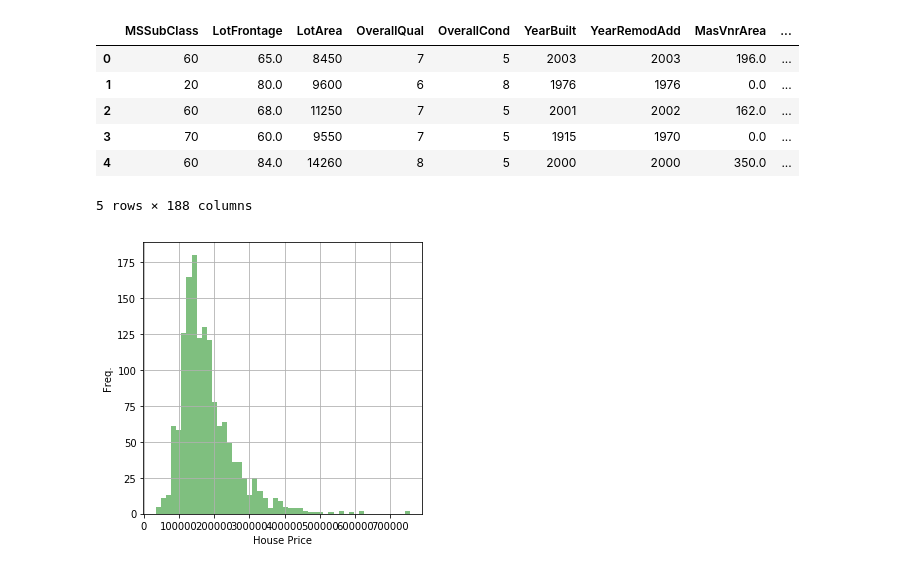
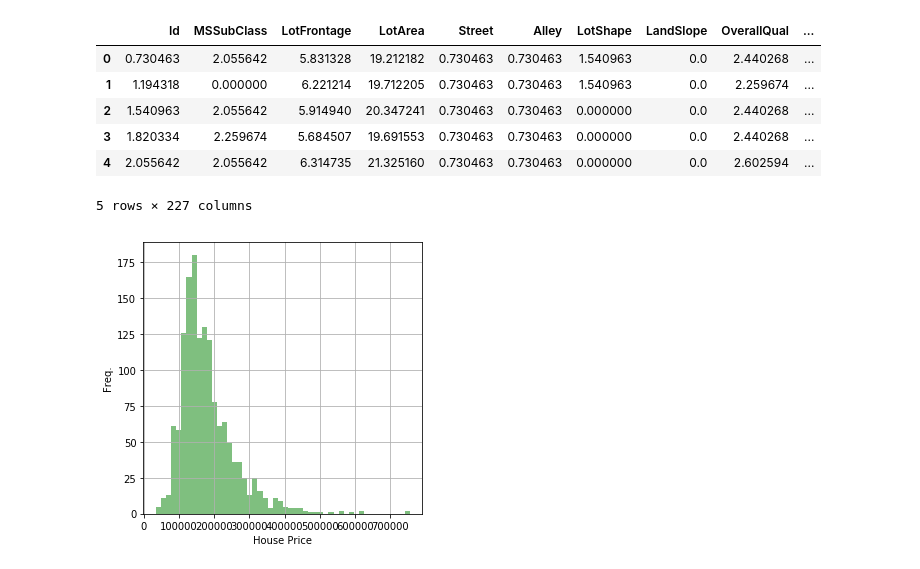
Before and after one commit to michaelmunje/Kaggle-House-Prices, a Jupyter notebook: Modeling.ipynb, the cells around one changed output. Cells and saved outputs as stored; diff of their text form; code cells hidden in the pictures.

```diff
--- a/Modeling.ipynb
+++ b/Modeling.ipynb
@@ -1,15 +1,15 @@
 # %%
 import pandas as pd
-df = pd.read_csv('clean_data.csv')
+df = pd.read_csv('clean_train.csv')
 df.head()
 # %% [output]
-|  | MSSubClass | LotFrontage | LotArea | OverallQual | OverallCond | YearBuilt | YearRemodAdd | MasVnrArea | ... |
-| 0 | 60 | 65.0 | 8450 | 7 | 5 | 2003 | 2003 | 196.0 | ... |
-| 1 | 20 | 80.0 | 9600 | 6 | 8 | 1976 | 1976 | 0.0 | ... |
-| 2 | 60 | 68.0 | 11250 | 7 | 5 | 2001 | 2002 | 162.0 | ... |
-| 3 | 70 | 60.0 | 9550 | 7 | 5 | 1915 | 1970 | 0.0 | ... |
-| 4 | 60 | 84.0 | 14260 | 8 | 5 | 2000 | 2000 | 350.0 | ... |
+|  | Id | MSSubClass | LotFrontage | LotArea | Street | Alley | LotShape | LandSlope | OverallQual | ... |
+| 0 | 0.730463 | 2.055642 | 5.831328 | 19.212182 | 0.730463 | 0.730463 | 1.540963 | 0.0 | 2.440268 | ... |
+| 1 | 1.194318 | 0.000000 | 6.221214 | 19.712205 | 0.730463 | 0.730463 | 1.540963 | 0.0 | 2.259674 | ... |
+| 2 | 1.540963 | 2.055642 | 5.914940 | 20.347241 | 0.730463 | 0.730463 | 0.000000 | 0.0 | 2.440268 | ... |
+| 3 | 1.820334 | 2.259674 | 5.684507 | 19.691553 | 0.730463 | 0.730463 | 0.000000 | 0.0 | 2.440268 | ... |
+| 4 | 2.055642 | 2.055642 | 6.314735 | 21.325160 | 0.730463 | 0.730463 | 0.000000 | 0.0 | 2.602594 | ... |
-5 rows × 188 columns
+5 rows × 227 columns
 # %%
 from matplotlib import pyplot as plt
 
```
Also changed, not shown: parts of 17 cells of this notebook, 3 other files.
